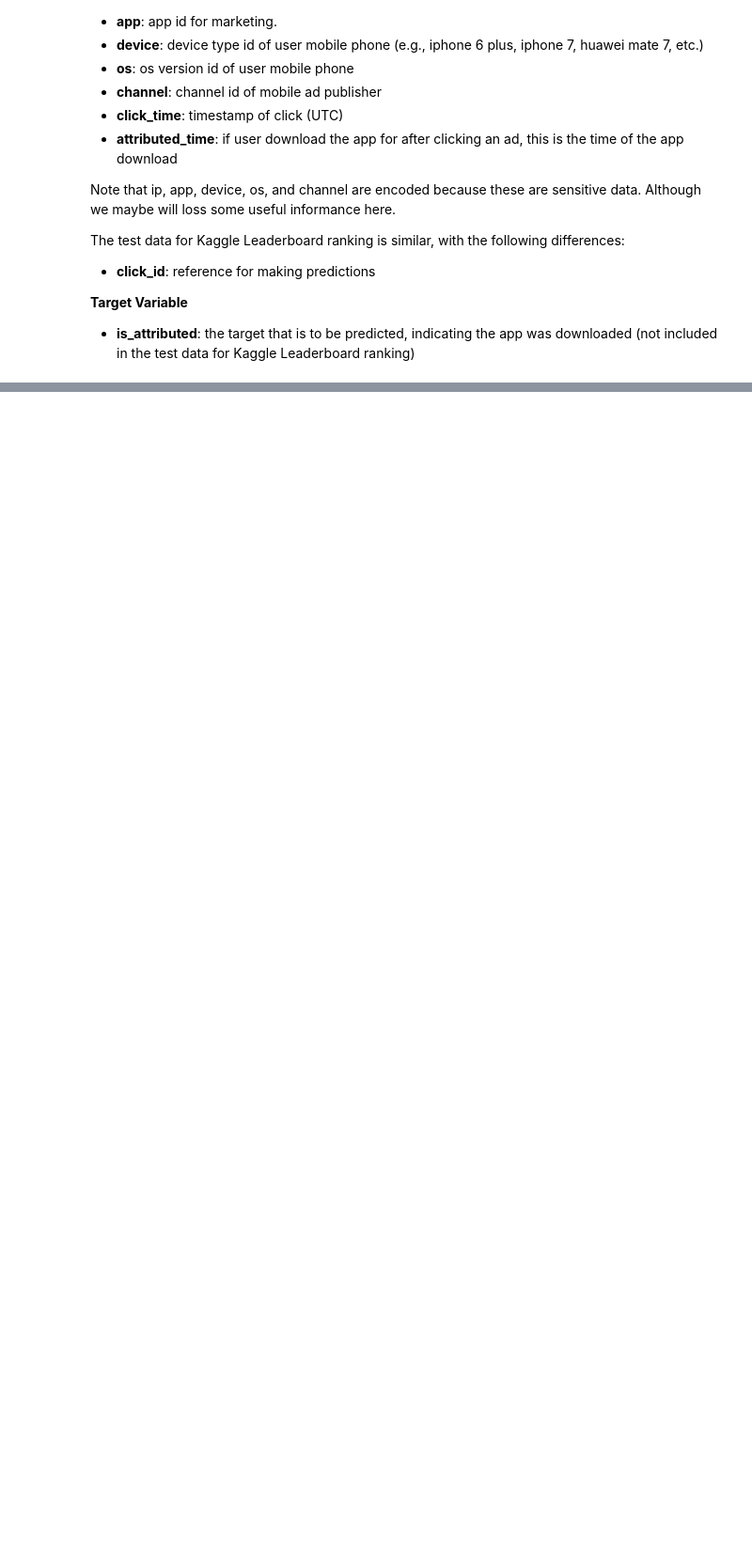
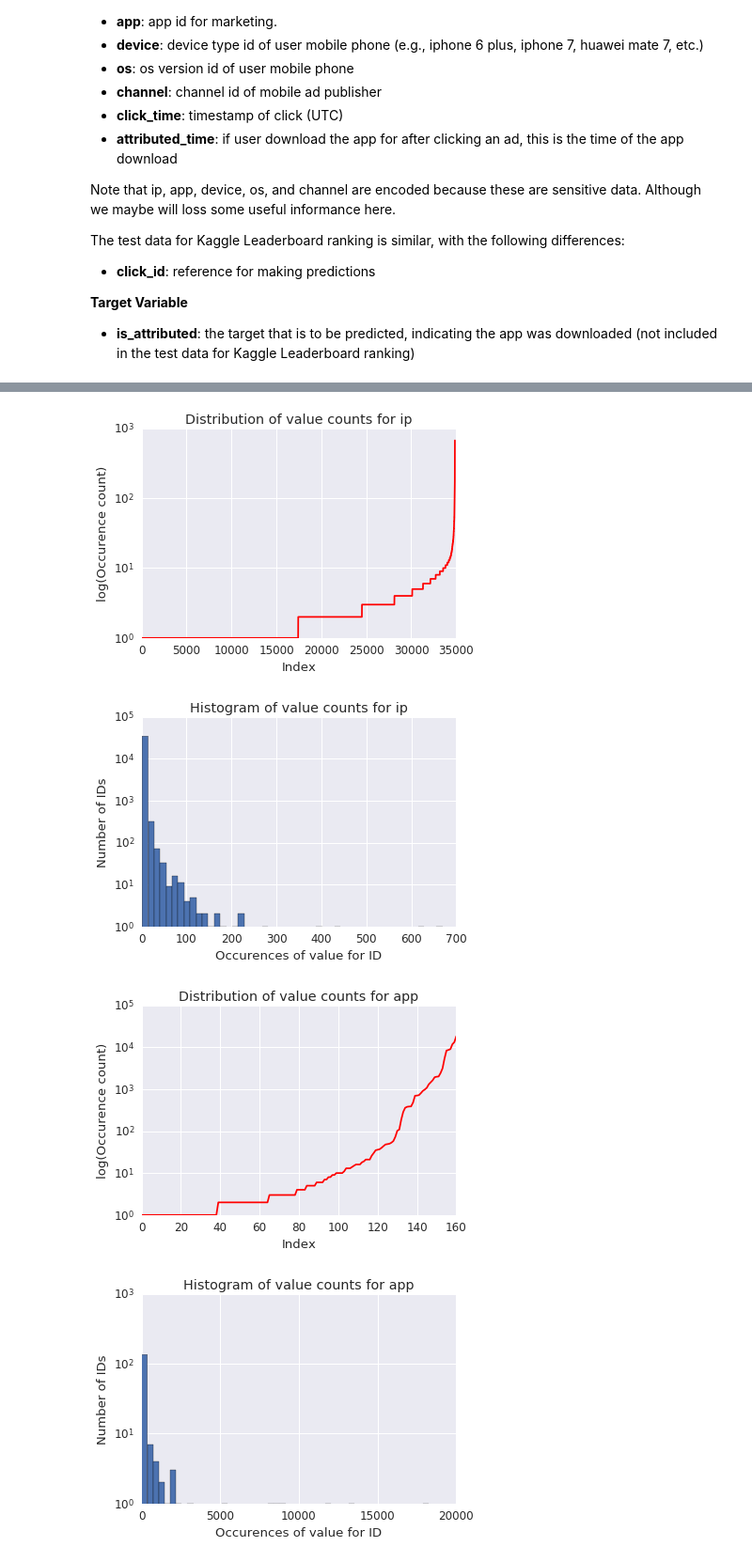
Before and after one commit to yuhow/udacity_nano_ML_course, a Jupyter notebook: capstone/capstone.ipynb, the cells around one changed output, grey strips where cells are left out. Shown at 94% size. Cells and saved outputs as stored; diff of their text form; code cells hidden in the pictures; blank space fills up the shorter version.

```diff
--- a/capstone/capstone.ipynb
+++ b/capstone/capstone.ipynb
@@ -169,0 +183,35 @@ Discrete categorical values
+# %%
+uniques = [len(sample_data[feature].unique()) for feature in checklist]
+for col, uniq in zip(checklist, uniques):
+    counts = sample_data[col].value_counts()
+
+    sorted_counts = np.sort(counts.values)
+    fig = plt.figure()
+    ax = fig.add_subplot(1, 1, 1)
+    line, = ax.plot(sorted_counts, color='red')
+    ax.set_yscale('log')
+    plt.title("Distribution of value counts for {}".format(col))
+    plt.ylabel('log(Occurence count)')
+    plt.xlabel('Index')
+    plt.show()
+
+    fig = plt.figure()
+    ax = fig.add_subplot(1, 1, 1)
+    plt.hist(sorted_counts, bins=50)
+    ax.set_yscale('log', nonposy='clip')
+    plt.title("Histogram of value counts for {}".format(col))
+    plt.ylabel('Number of IDs')
+    plt.xlabel('Occurences of value for ID')
+    plt.show()
+
+    max_count = np.max(counts)
+    min_count = np.min(counts)
+    gt = [10, 100, 1000]
+    prop_gt = []
+    for value in gt:
+        prop_gt.append(round((counts > value).mean()*100, 2))
+# %% [output]
+[figure, added]
+[figure, added]
+[figure, added]
+[figure, added]
```
Also changed, not shown: parts of 13 cells of this notebook.
